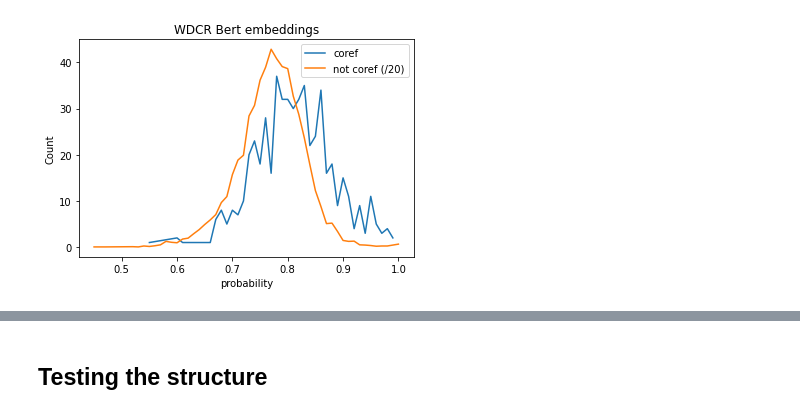
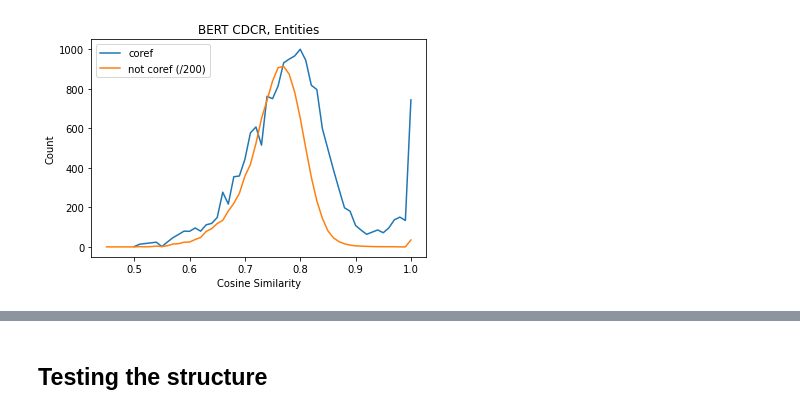
Before and after one commit to ningkko/joint_coref, a Jupyter notebook: data/feature_BERT/bert_check.ipynb, the cells around one changed output, grey strips where cells are left out. Saved outputs shown, nothing was run; the diff lists cells and outputs as text; code cells hidden in the pictures.

```diff
--- a/data/feature_BERT/bert_check.ipynb
+++ b/data/feature_BERT/bert_check.ipynb
@@ -72,7 +72,7 @@ for event in event_mentions:
     else:
         event_d[tag] = [event]
 
-entity_d = event_d
+# entity_d = event_d
 # %%
 import itertools
 def findsubsets(s, n):
@@ -131,15 +146,20 @@ wd_y_notc = [x[1]/20 for x in sorted(wd_notc_result.items())]
 # %%
+cd_x_coref = [x[0] for x in sorted(cd_result.items())]
+cd_y_coref = [x[1] for x in sorted(cd_result.items())]
+cd_x_notc = [x[0] for x in sorted(cd_notc_result.items())]
+cd_y_notc = [x[1]/200 for x in sorted(cd_notc_result.items())]
+
 import matplotlib.pyplot as plt
 
 # plot lines
-plt.plot(wd_x_coref, wd_y_coref, label = "coref")
-plt.plot(wd_x_notc, wd_y_notc, label = "not coref (/20)")
-plt.xlabel("probability")
+plt.plot(cd_x_coref, cd_y_coref, label = "coref")
+plt.plot(cd_x_notc, cd_y_notc, label = "not coref (/200)")
+plt.xlabel("Cosine Similarity")
 plt.ylabel("Count")
-plt.title("WDCR Bert embeddings")
+plt.title("BERT CDCR, Entities")
 plt.plot()
 plt.legend()
-plt.savefig("WD_Bert.jpeg", dpi=800)
+plt.savefig("BERT_cd_Entities.jpeg", dpi=800)
 plt.show()
 # %% [output]
-[figure, old version]
+[figure, new version]
```
Also changed, not shown: parts of 4 cells of this notebook, 16 other files.
